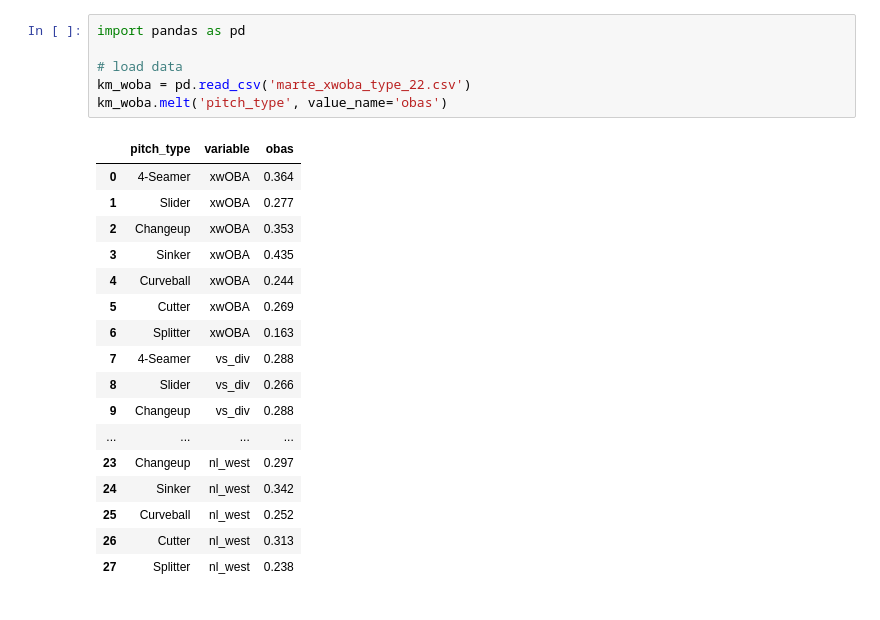
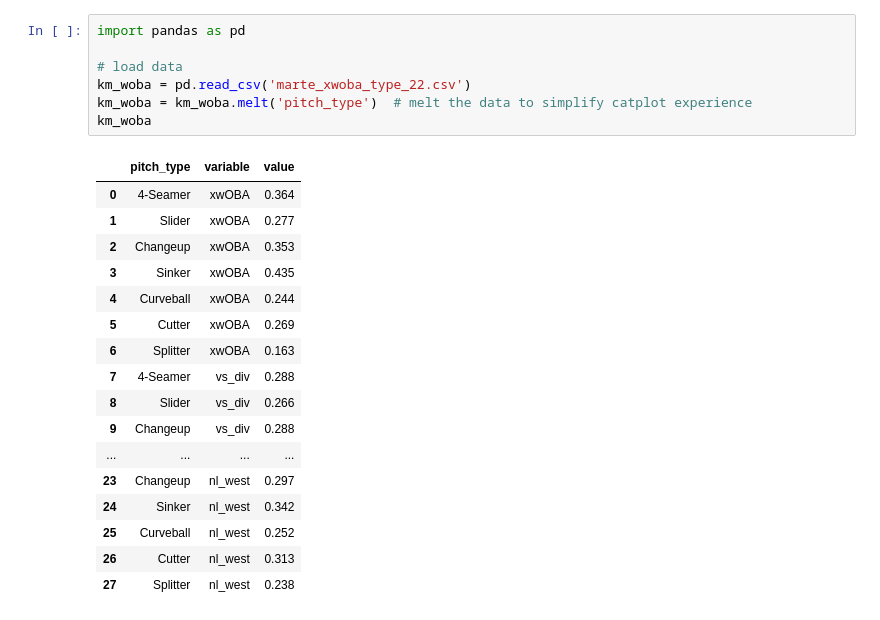
Before and after one commit to trpubz/DBacksAnalysis, a Jupyter notebook: Data Understanding/DataUnderstanding.ipynb, the cells around one changed output. Cells and saved outputs as stored; diff of their text form.

```diff
--- a/Data Understanding/DataUnderstanding.ipynb
+++ b/Data Understanding/DataUnderstanding.ipynb
@@ -1,11 +1,12 @@
 # %%
 import pandas as pd
 
 # load data
 km_woba = pd.read_csv('marte_xwoba_type_22.csv')
-km_woba.melt('pitch_type', value_name='obas')
+km_woba = km_woba.melt('pitch_type')  # melt the data to simplify catplot experience
+km_woba
 # %% [output]
-|  | pitch_type | variable | obas |
+|  | pitch_type | variable | value |
 | 0 | 4-Seamer | xwOBA | 0.364 |
 | 1 | Slider | xwOBA | 0.277 |
 | 2 | Changeup | xwOBA | 0.353 |
```
Also changed, not shown: parts of 2 cells of this notebook.
